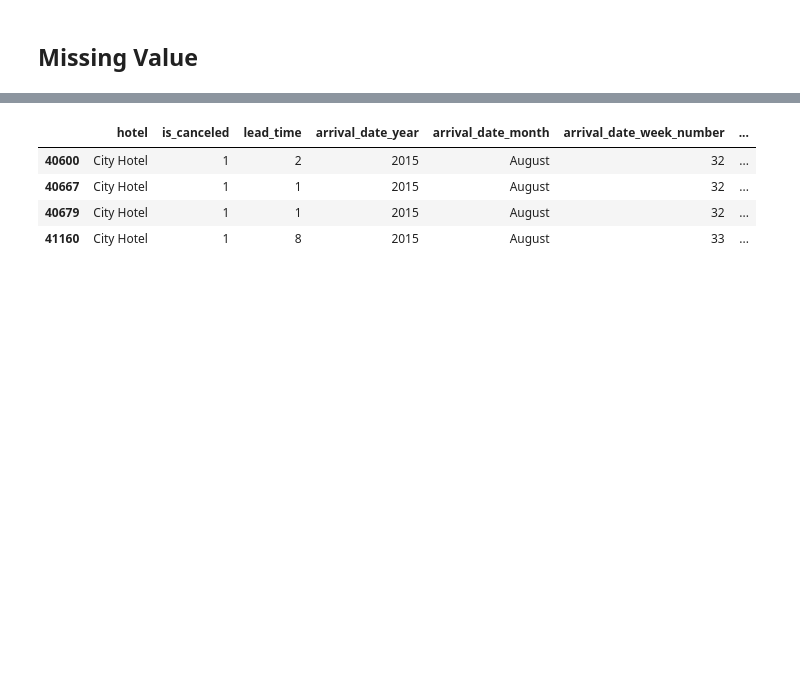
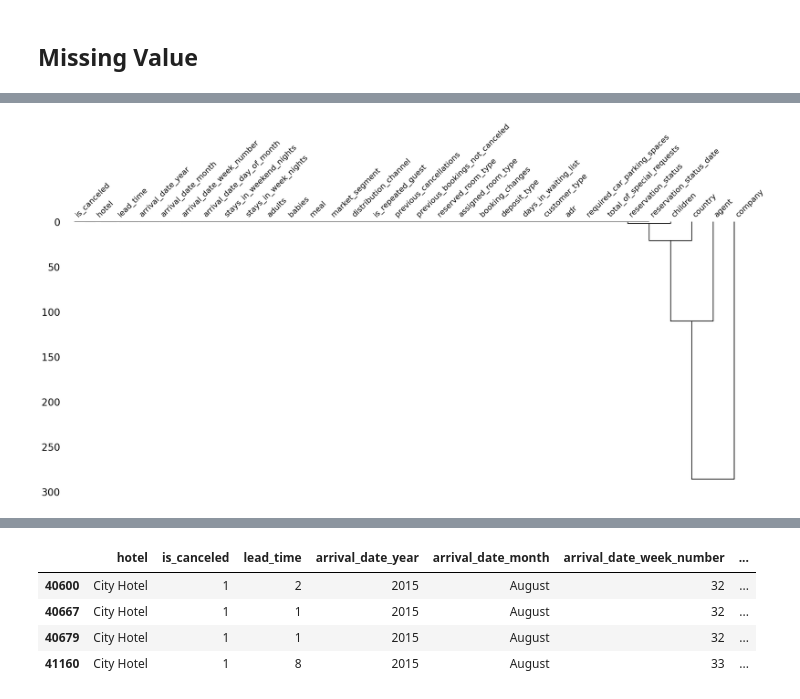
Before and after one commit to garudapaksi-yusuf/Hotel_Booking_Demand, a Jupyter notebook: Hotel_Bookings.ipynb, the cells around one changed output, grey strips where cells are left out. Cells and saved outputs as stored; diff of their text form; code cells hidden in the pictures; blank space fills up the shorter version.

```diff
--- a/Hotel_Bookings.ipynb
+++ b/Hotel_Bookings.ipynb
@@ -289,0 +297,8 @@ array(['BB', 'FB', 'HB', 'SC'], dtype=object)
+# %%
+# Plotting dendrogram of nullity in dataset
+missingno.dendrogram(df=df)
+
+# Displaying chart
+plt.show()
+# %% [output]
+[figure, added]
```
Also changed, not shown: parts of 19 cells of this notebook.
